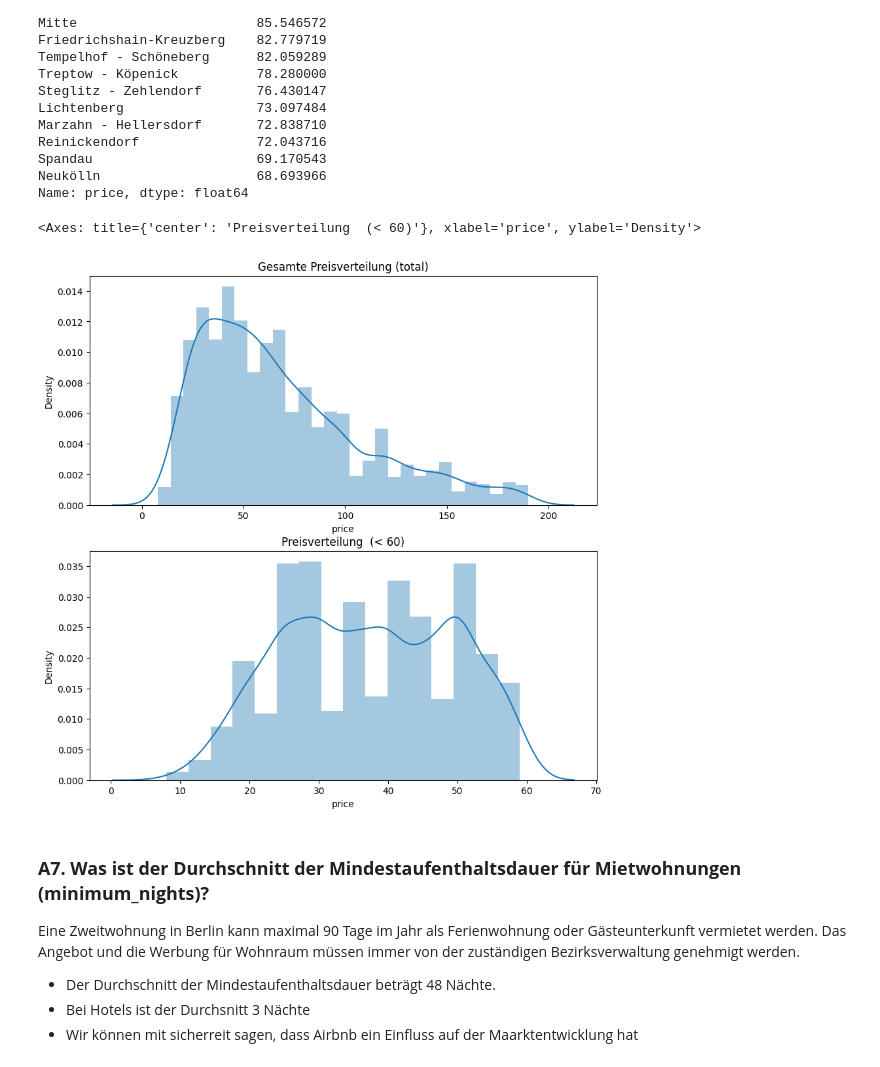
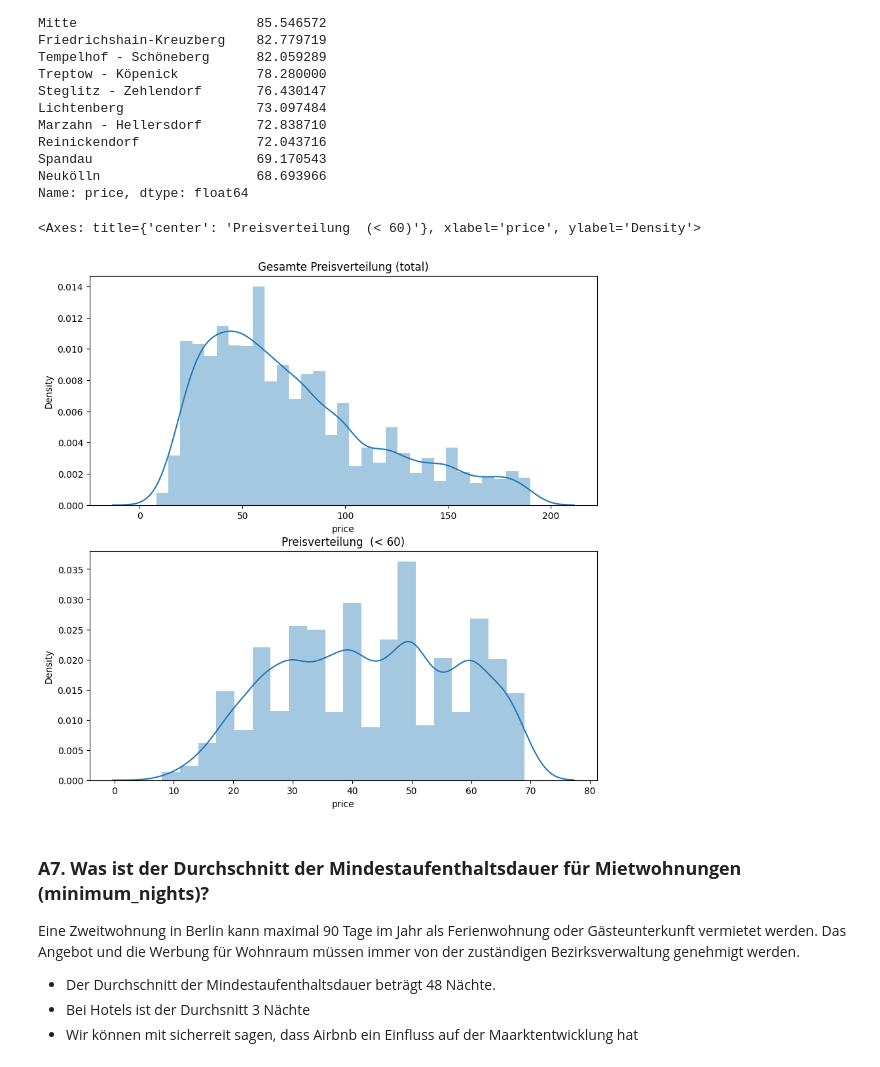
Before and after one commit to awildt01/Airbnb_Berlin-, a Jupyter notebook: Airbnb_(Berlin).ipynb, the cells around one changed output. Drawn from its saved outputs; the diff is of its cells as text; code cells hidden in the pictures.

```diff
--- a/Airbnb_(Berlin).ipynb
+++ b/Airbnb_(Berlin).ipynb
@@ -653,18 +653,18 @@ Name: price, dtype: float64
 # %%
 # Gesamte Preisverteilung
 # sns.kdeplot(df_clean.price, shade=True, clip=(0, 300),palette='Greens')
 # plt.title("Gesamte Preisverteilung Berlin")
 # fig.show()
 
 fig, ax= plt.subplots(2,1, figsize=(10,10))
 
 ax[0].set_title("Gesamte Preisverteilung (total)")
 sns.distplot(df_clean['price'], kde=True, ax=ax[0])
 ax[1].set_title("Preisverteilung  (< 60)")
-sns.distplot(df_clean[df_clean['price'] < 60]['price'], kde=True, ax=ax[1])
+sns.distplot(df_clean[df_clean['price'] < 70]['price'], kde=True, ax=ax[1])
 # %% [output]
 <Axes: title={'center': 'Preisverteilung  (< 60)'}, xlabel='price', ylabel='Density'>
-[figure, old version]
+[figure, new version]
 # %% [markdown]
 ### **A7. Was ist der Durchschnitt der Mindestaufenthaltsdauer für Mietwohnungen (minimum_nights)?**
 
```
Also changed, not shown: parts of 19 cells of this notebook.
